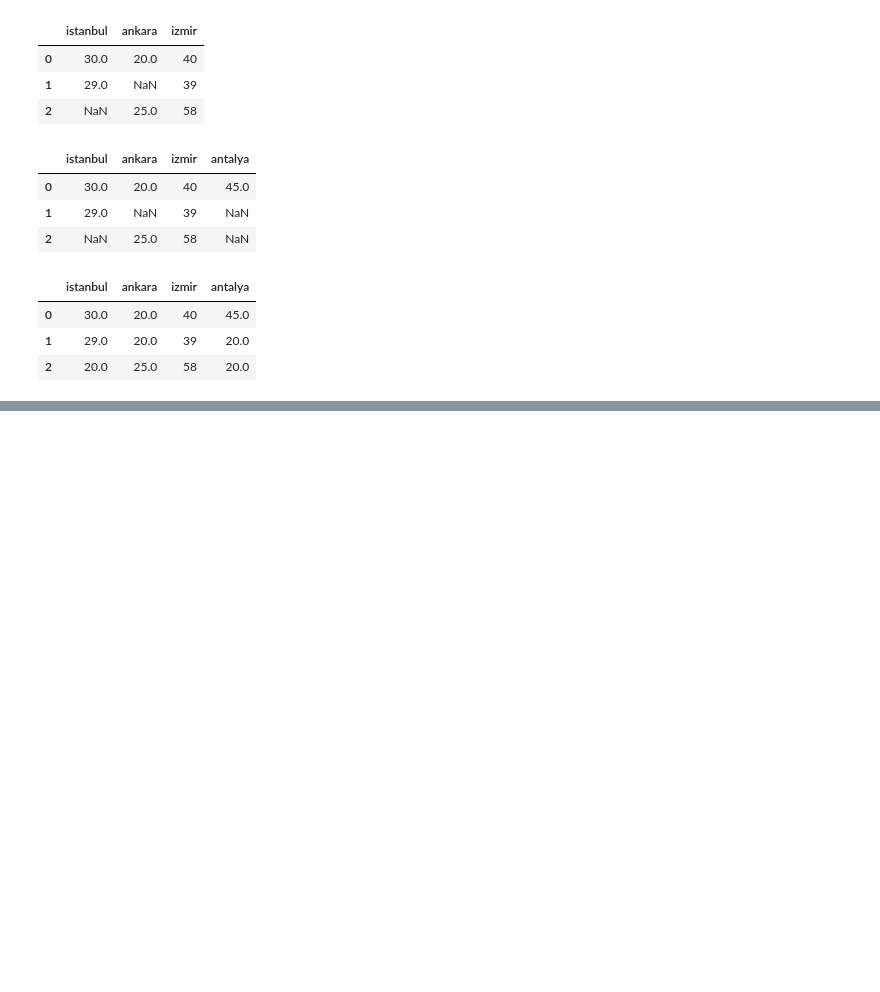
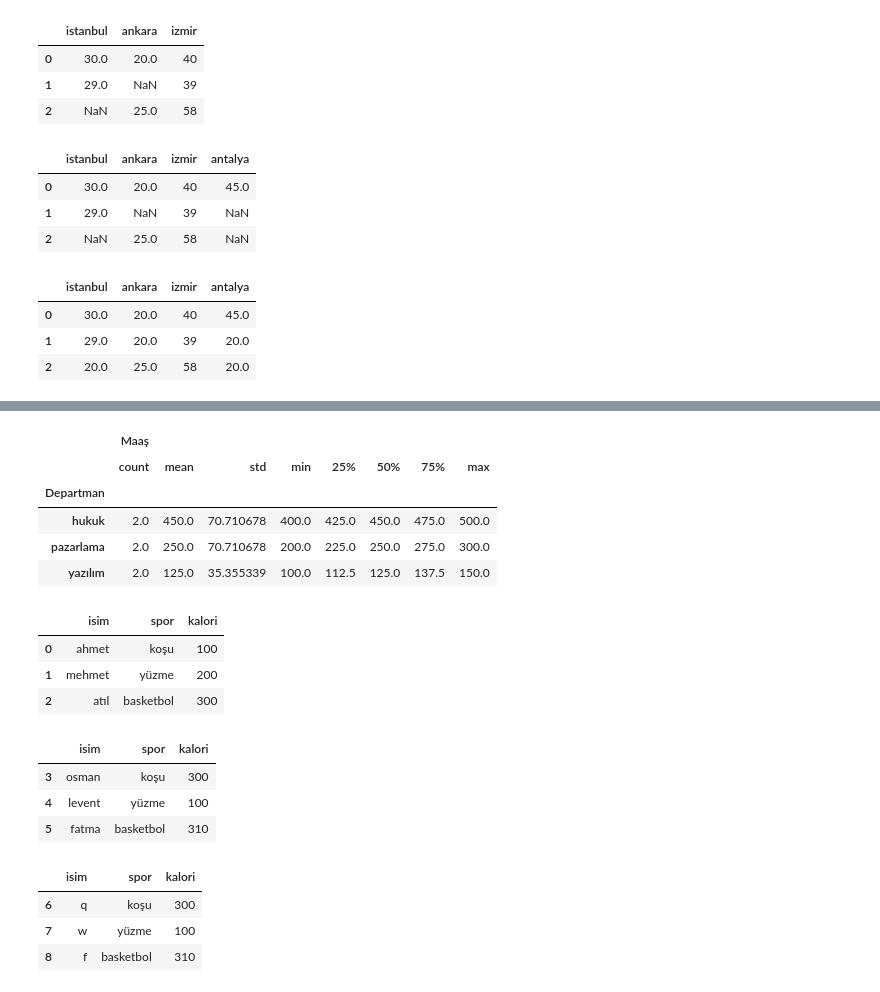
Before and after one commit to erhanbarisolmez/ml--tensorflow_btk, a Jupyter notebook: TensorFlow/eksik_veriler.ipynb, the cells around one changed output, grey strips where cells are left out. Saved outputs shown, nothing was run; the diff lists cells and outputs as text; code cells hidden in the pictures; blank space fills up the shorter version.

```diff
--- a/TensorFlow/eksik_veriler.ipynb
+++ b/TensorFlow/eksik_veriler.ipynb
@@ -63,0 +66,7 @@ yeniDataFrame.fillna(20)
+# %%
+maasSozlugu = {"Departman": ["yazılım", "yazılım", "pazarlama", "pazarlama", "hukuk", "hukuk"],
+              "Çalışan İsmi": ["ahmet", "mehmet", "atil", "burak", "zeynep", "fatma"],
+              "Maaş": [100,150,200,300,400,500]
+               }
+# %%
+maasDataFrame = pd.DataFrame(maasSozlugu)
@@ -63,0 +83,2 @@ yeniDataFrame.fillna(20)
+# %%
+groupObjesi=maasDataFrame.groupby("Departman")
@@ -63,0 +117,23 @@ yeniDataFrame.fillna(20)
+# %%
+groupObjesi.describe()
+# %% [output]
+|  | Maaş |  |  |  |  |  |  |  |
+|  | count | mean | std | min | 25% | 50% | 75% | max |
+| Departman |  |  |  |  |  |  |  |  |
+| hukuk | 2.0 | 450.0 | 70.710678 | 400.0 | 425.0 | 450.0 | 475.0 | 500.0 |
+| pazarlama | 2.0 | 250.0 | 70.710678 | 200.0 | 225.0 | 250.0 | 275.0 | 300.0 |
+| yazılım | 2.0 | 125.0 | 35.355339 | 100.0 | 112.5 | 125.0 | 137.5 | 150.0 |
+# %%
+#contact
+data1 = {
+        "isim" : ["ahmet", "mehmet", "atıl"],
+        "spor" : ["koşu", "yüzme", "basketbol"],
+        "kalori": [100,200,300]
+        }
+dataFrame = pd.DataFrame(data1, index=[0,1,2])
+dataFrame
+# %% [output]
+|  | isim | spor | kalori |
+| 0 | ahmet | koşu | 100 |
+| 1 | mehmet | yüzme | 200 |
+| 2 | atıl | basketbol | 300 |
@@ -63,0 +147,7 @@ yeniDataFrame.fillna(20)
+# %%
+dataFrame2
+# %% [output]
+|  | isim | spor | kalori |
+| 3 | osman | koşu | 300 |
+| 4 | levent | yüzme | 100 |
+| 5 | fatma | basketbol | 310 |
@@ -63,0 +161,7 @@ yeniDataFrame.fillna(20)
+# %%
+dataFrame3
+# %% [output]
+|  | isim | spor | kalori |
+| 6 | q | koşu | 300 |
+| 7 | w | yüzme | 100 |
+| 8 | f | basketbol | 310 |
```
Also changed, not shown: parts of 13 cells of this notebook.
